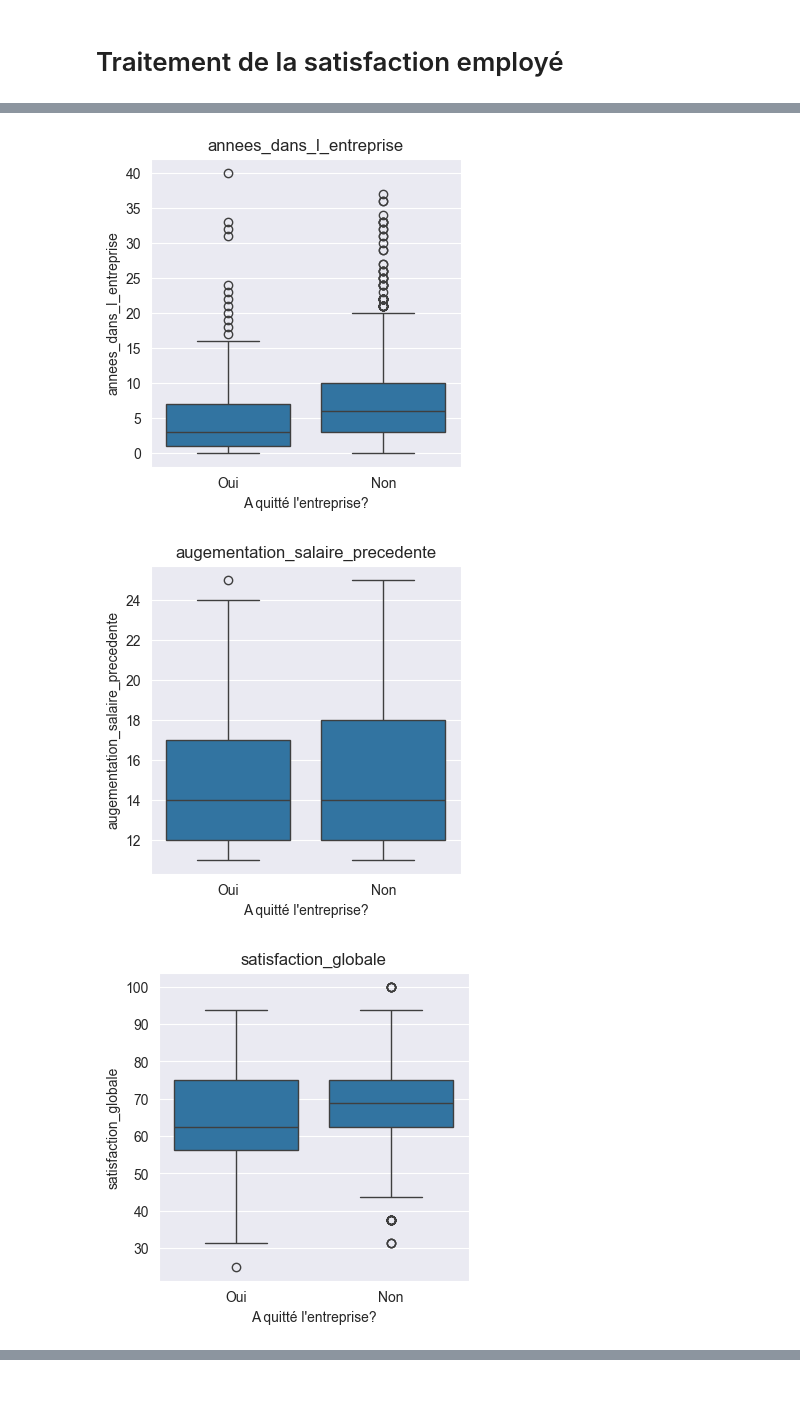
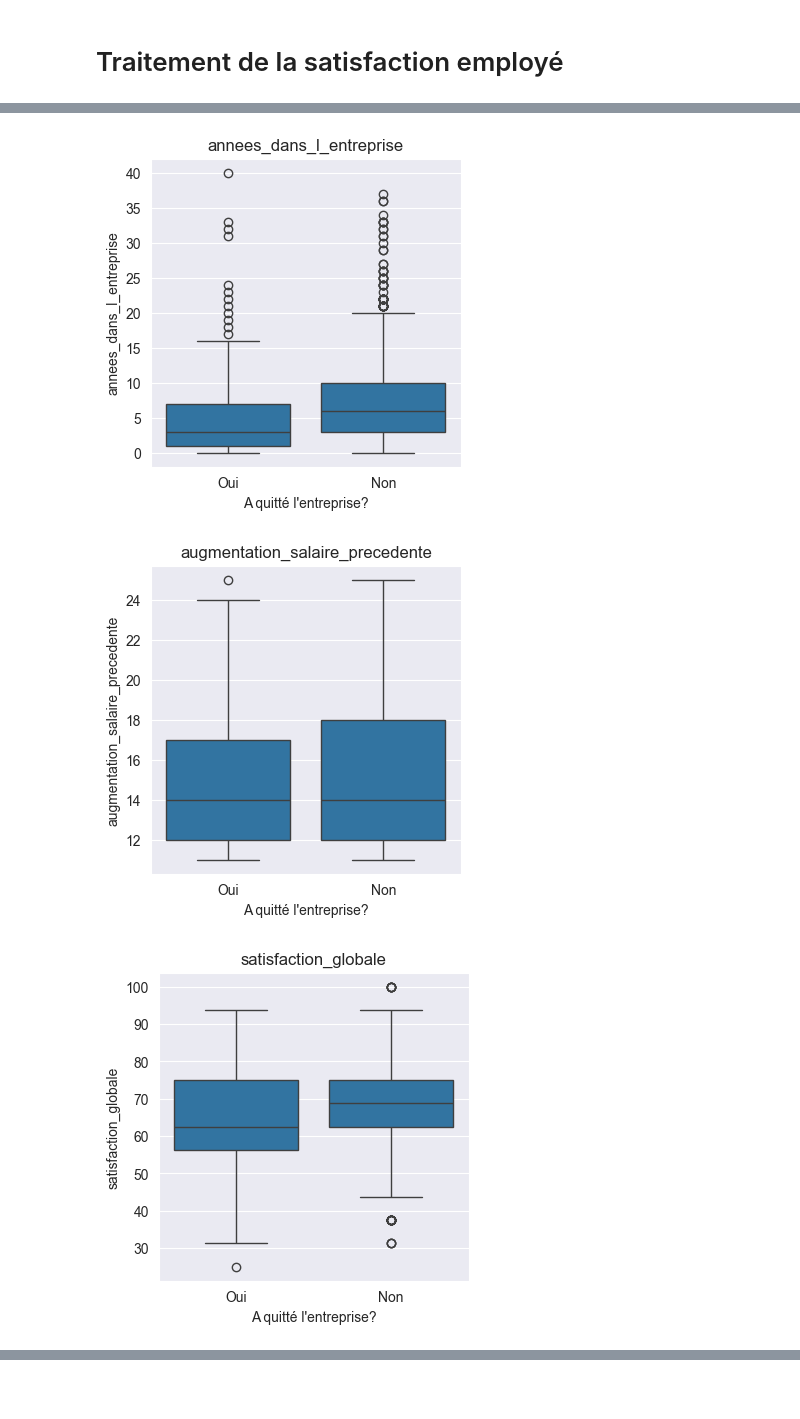
Before and after one commit to ticoraph/HRAnalytics, a Jupyter notebook: 1_Analyse_Exploratoire.ipynb, the cells around one changed output, grey strips where cells are left out. Drawn from its saved outputs; the diff is of its cells as text; code cells hidden in the pictures.

```diff
--- a/1_Analyse_Exploratoire.ipynb
+++ b/1_Analyse_Exploratoire.ipynb
@@ -469,6 +469,10 @@ fc.drop((['eval_number','code_sondage']), axis=1, inplace=True)
 - statut_marital, poste => remplacer les caracteres illisibles
 - nombre_heures_travailles, nombre_employee_sous_responsabilite, ayant_enfants => A supprimer car données identiques
 # %%
+# Nom de colonne erronees
+fc.rename(columns={'augementation_salaire_precedente': 'augmentation_salaire_precedente'}, inplace=True)
+fc.rename(columns={'annee_experience_totale': 'annees_experience_totale'}, inplace=True)
+
 # Données uniques
 print(f"Colonnes avec des données uniques: {fc.columns[fc.nunique() == 1].tolist()}")
 fc.drop((['nombre_heures_travailless','nombre_employee_sous_responsabilite','ayant_enfants']), axis=1, inplace=True)
@@ -484,7 +488,7 @@ print(fc.groupby(['statut_marital']).size().sort_values(ascending=False))
 print(fc.groupby(['poste']).size().sort_values(ascending=False))
 
 # Données non valides
-fc['augementation_salaire_precedente'] = fc['augementation_salaire_precedente'].str.replace(' %', '', regex=False).astype(int)
+fc['augmentation_salaire_precedente'] = fc['augmentation_salaire_precedente'].str.replace(' %', '', regex=False).astype(int)
 
 # Données redondantes
 fc.drop((['departement']), axis=1, inplace=True)
@@ -511,34 +515,34 @@ dtype: int64
 # %%
 fc["satisfaction_globale"] = (fc["satisfaction_employee_environnement"]+fc["satisfaction_employee_nature_travail"]+fc["satisfaction_employee_equipe"]+fc["satisfaction_employee_equilibre_pro_perso"])*100/16
 
 # Liste des colonnes à comparer
-colonnes_a_comparer = ['age', 'annees_dans_l_entreprise', 'augementation_salaire_precedente','satisfaction_globale','revenu_mensuel']  # exemple
+colonnes_a_comparer = ['age', 'annees_dans_l_entreprise', 'augmentation_salaire_precedente','satisfaction_globale','revenu_mensuel']  # exemple
 
 # Création des boxplots
 for col in colonnes_a_comparer:
     plt.figure(figsize=(4,4))
     sns.boxplot(x='a_quitte_l_entreprise', y=col, data=fc)
     plt.xticks([0,1])
     plt.title(f"{col}")
     plt.ylabel(col)
     plt.xlabel("A quitté l'entreprise?")
     plt.show()
 
-colonnes_a_comparer = ['statut_marital','genre','poste','domaine_etude','heure_supplementaires']
+colonnes_a_comparer = ['statut_marital','genre','poste','domaine_etude','heure_supplementaires', 'niveau_hierarchique_poste' ]
 
 for col in colonnes_a_comparer:
     nb_categories = fc[col].nunique()
     plt.figure(figsize=(nb_categories*2, 5))
     sns.countplot(x=col, hue='a_quitte_l_entreprise', data=fc)
     plt.xlabel("A quitté l'entreprise?")
     plt.ylabel(f"{col}")
     plt.title(f"{col}")
     plt.legend()
     plt.show()
 # %% [output]
 [figure]
 [figure]
-[figure, old version]
+[figure, new version]
 [figure]
 [figure]
 [figure]
```
Also changed, not shown: parts of 1 cell of this notebook, 8 other files.
